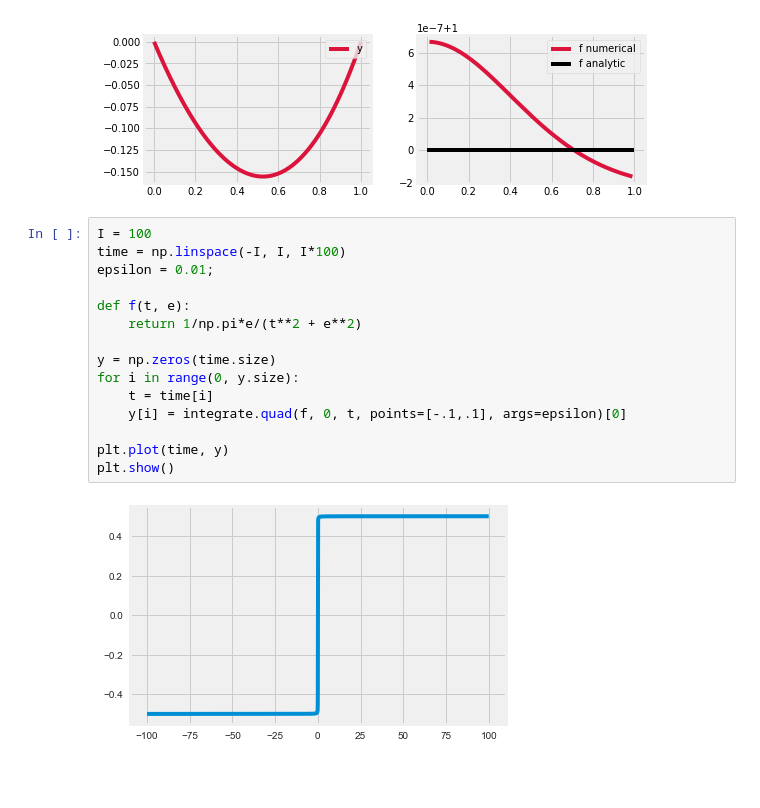
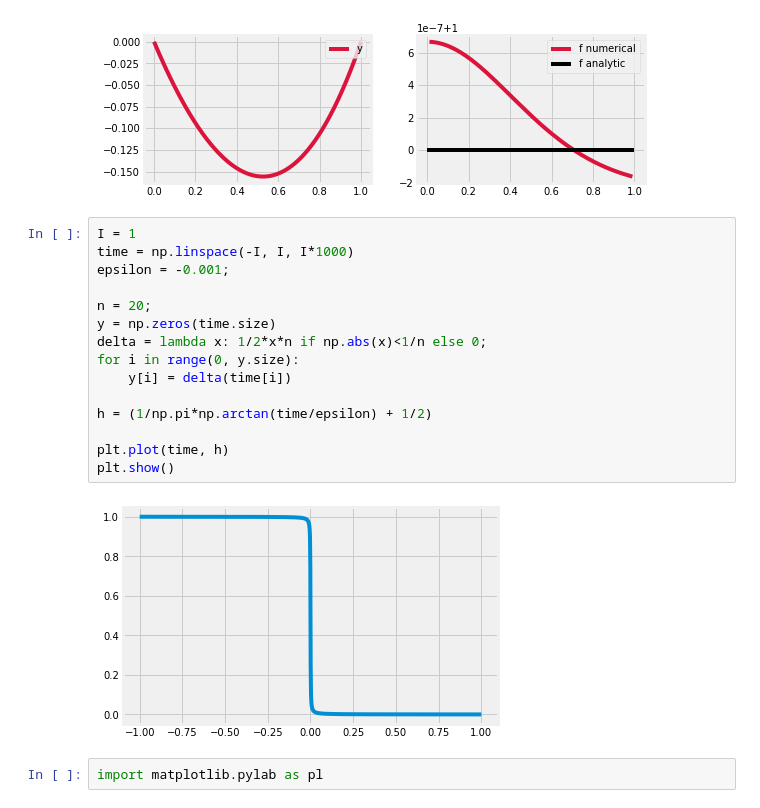
Before and after one commit to carloscerlira/MAF, a Jupyter notebook: Tarea_2/code.ipynb, the cells around one changed output. Saved outputs shown, nothing was run; the diff lists cells and outputs as text; blank space fills up the shorter version.

```diff
--- a/Tarea_2/code.ipynb
+++ b/Tarea_2/code.ipynb
@@ -191,19 +191,21 @@ green('4')
 # %% [output]
 [figure]
 # %%
-I = 100
-time = np.linspace(-I, I, I*100)
-epsilon = 0.01;
+I = 1
+time = np.linspace(-I, I, I*1000)
+epsilon = -0.001;
 
-def f(t, e):
-    return 1/np.pi*e/(t**2 + e**2)
+n = 20;
+y = np.zeros(time.size)
+delta = lambda x: 1/2*x*n if np.abs(x)<1/n else 0;
+for i in range(0, y.size):
+    y[i] = delta(time[i])
 
-y = np.zeros(time.size)
-for i in range(0, y.size):
-    t = time[i]
-    y[i] = integrate.quad(f, 0, t, points=[-.1,.1], args=epsilon)[0]
+h = (1/np.pi*np.arctan(time/epsilon) + 1/2)
 
-plt.plot(time, y)
+plt.plot(time, h)
 plt.show()
 # %% [output]
-[figure, old version]
+[figure, new version]
+# %%
+import matplotlib.pylab as pl
```
Also changed, not shown: parts of 5 cells of this notebook, 17 other files.
